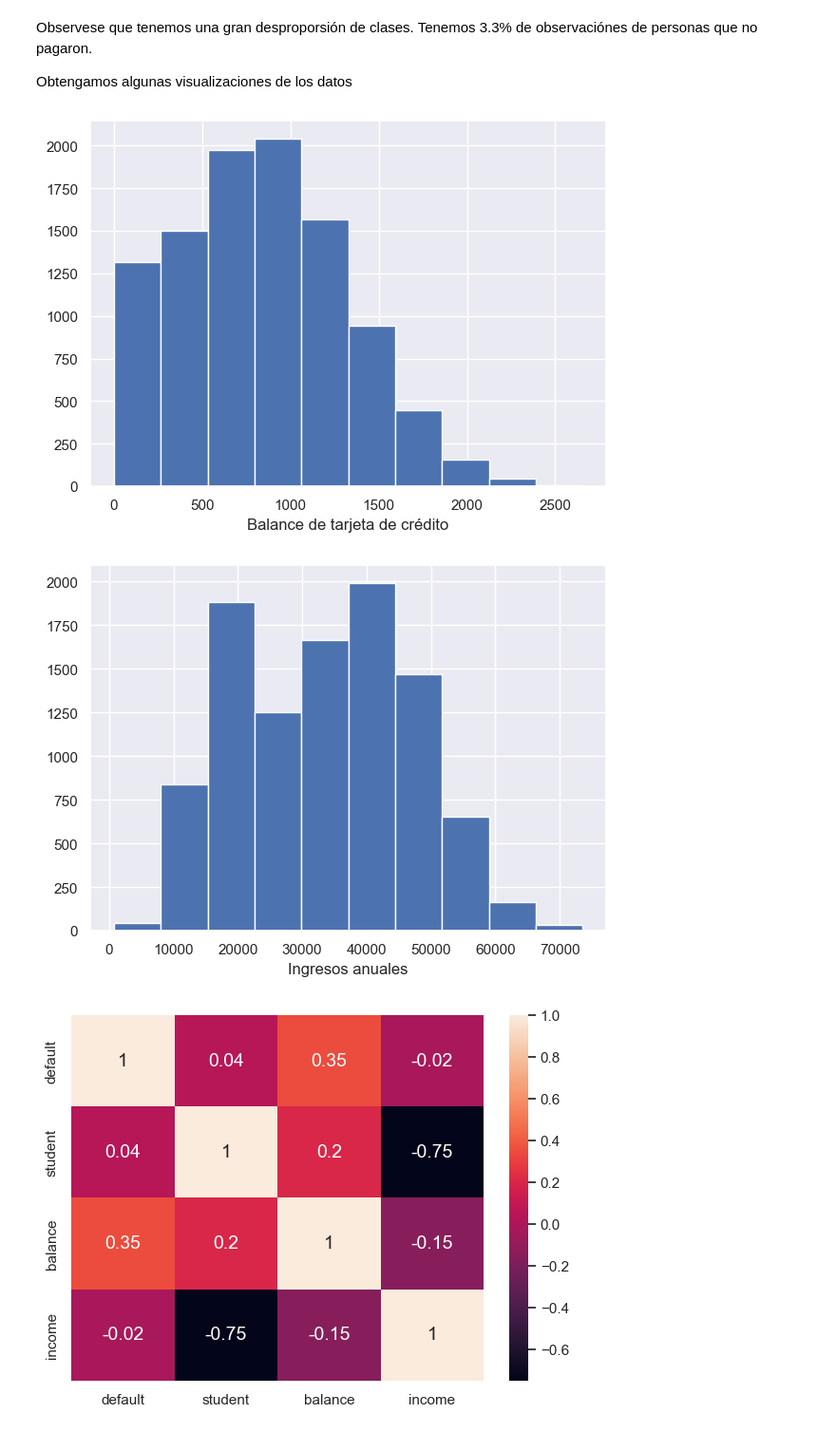
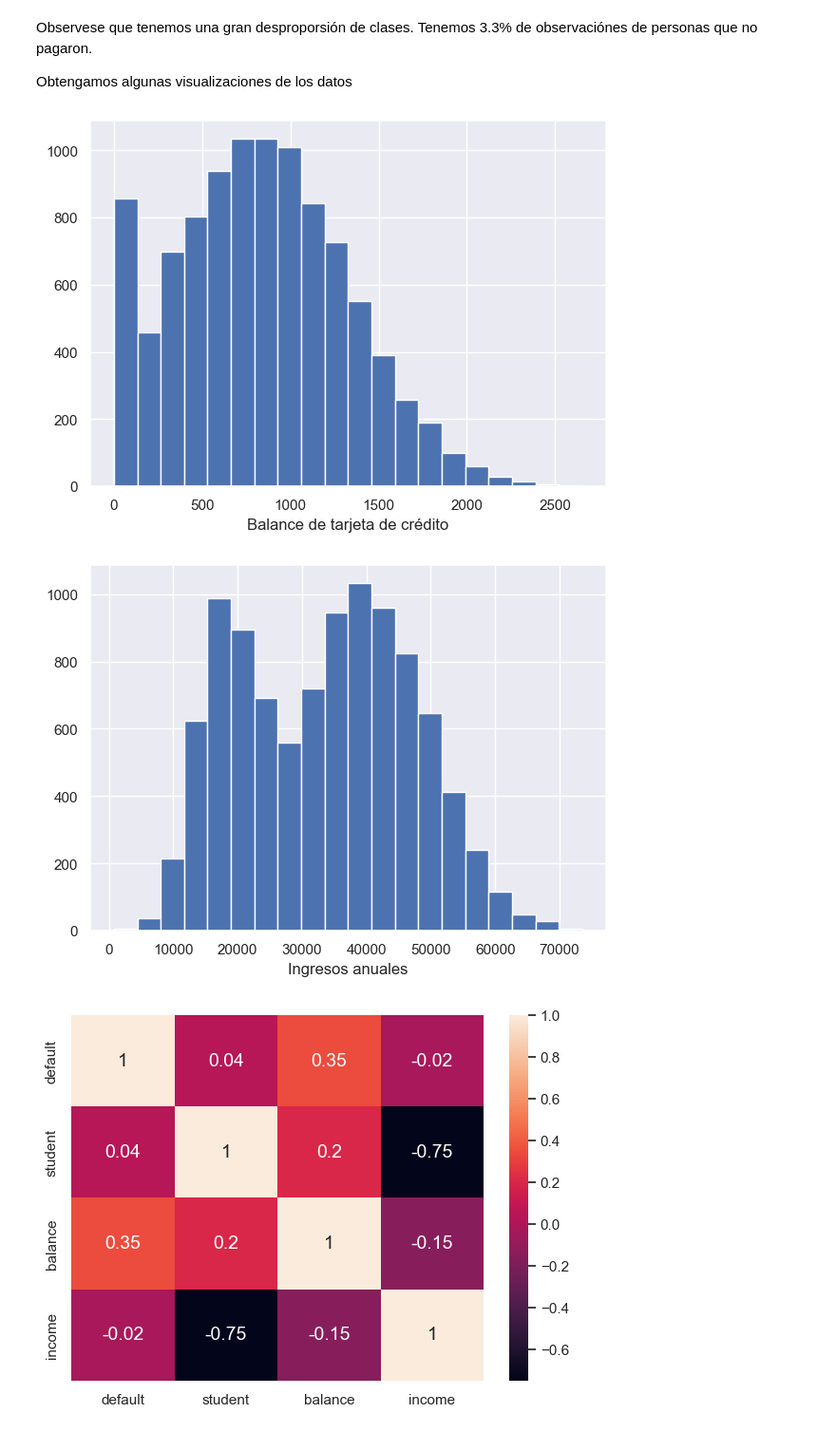
Before and after one commit to jcruz-ferreyra/aprMaqI_CEIA, a Jupyter notebook: clase3/jupyter_notebooks/clasificacion.ipynb, the cells around one changed output. Shown at 95% size. Drawn from its saved outputs; the diff is of its cells as text; code cells hidden in the pictures.

```diff
--- a/clase3/jupyter_notebooks/clasificacion.ipynb
+++ b/clase3/jupyter_notebooks/clasificacion.ipynb
@@ -86,18 +86,18 @@ Observese que tenemos una gran desproporsión de clases. Tenemos 3.3% de observa
 Obtengamos algunas visualizaciones de los datos
 # %%
 plt.figure(figsize=(7, 5))
-default_df["balance"].hist()
+default_df["balance"].hist(bins=20)
 plt.xlabel("Balance de tarjeta de crédito")
 plt.show()
 # %% [output]
-[figure, old version]
+[figure, new version]
 # %%
 plt.figure(figsize=(7, 5))
-default_df["income"].hist()
+default_df["income"].hist(bins=20)
 plt.xlabel("Ingresos anuales")
 plt.show()
 # %% [output]
-[figure, old version]
+[figure, new version]
 # %%
 # Veamos la correlacion cruzada
 plt.figure(figsize=(7, 5))
```
Also changed, not shown: parts of 31 cells of this notebook.
